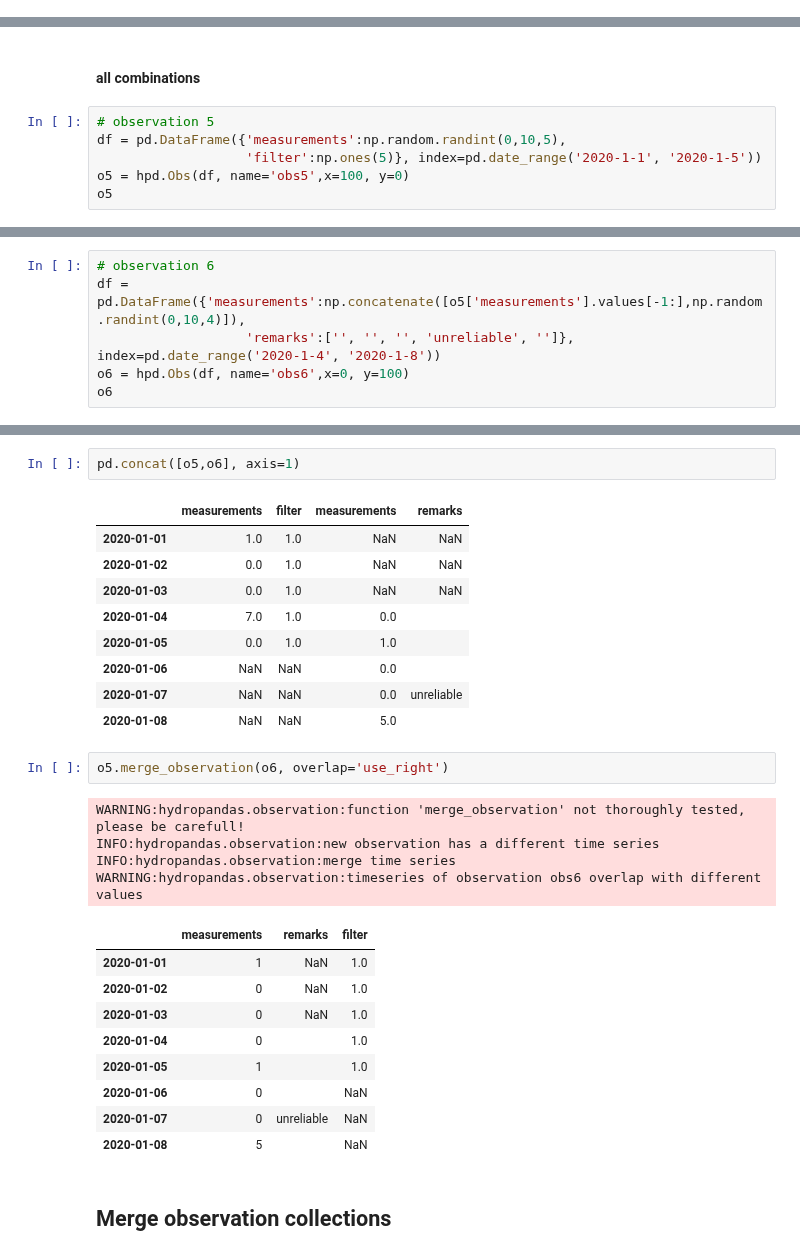
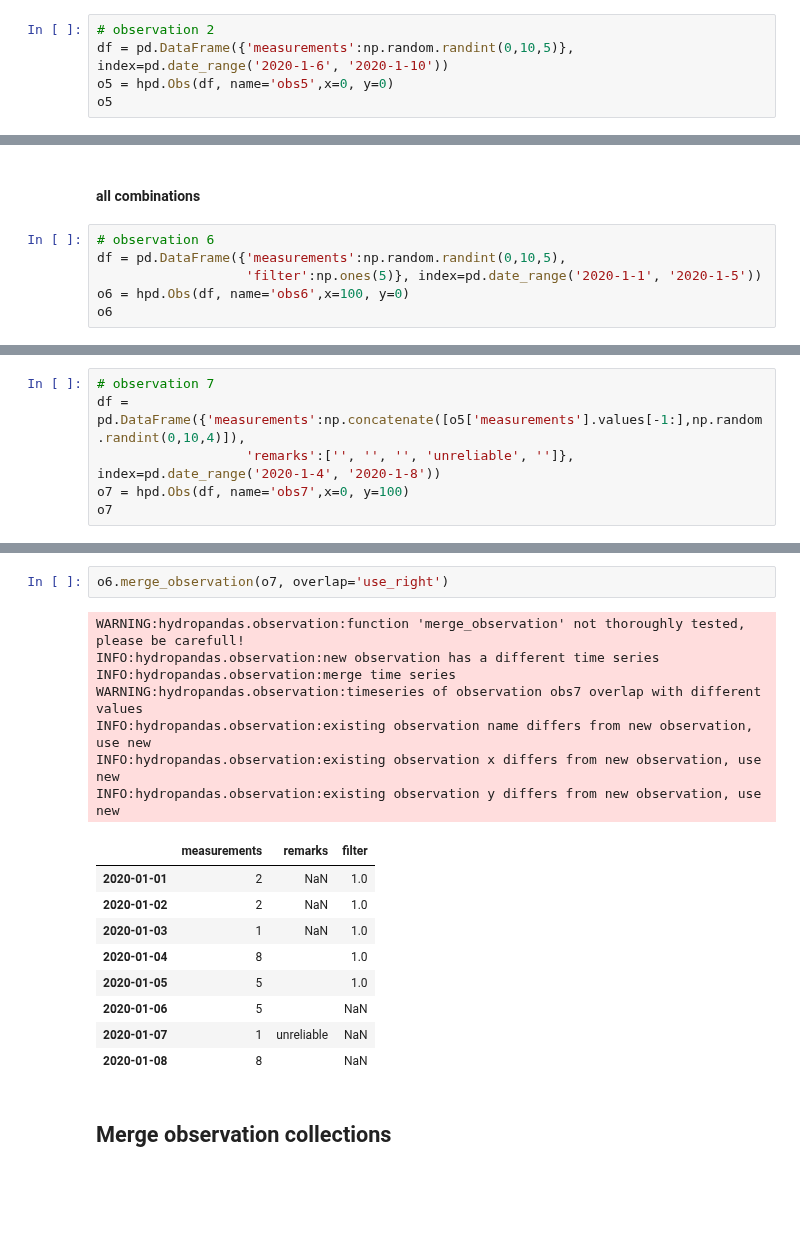
Before and after one commit to ArtesiaWater/hydropandas, a Jupyter notebook: examples/04_merging_observations.ipynb, the cells around one changed output, grey strips where cells are left out. Drawn from its saved outputs; the diff is of its cells as text; blank space fills up the shorter version.

```diff
--- a/examples/04_merging_observations.ipynb
+++ b/examples/04_merging_observations.ipynb
@@ -168,0 +158,5 @@ ValueError: existing observation name differs from new observation
+# %%
+# observation 2
+df = pd.DataFrame({'measurements':np.random.randint(0,10,5)}, index=pd.date_range('2020-1-6', '2020-1-10'))
+o5 = hpd.Obs(df, name='obs5',x=0, y=0)
+o5
@@ -187,10 +216,10 @@ oobservation name when overlap = "use_right": obs2
 # %% [markdown]
 #### all combinations
 # %%
-# observation 5
+# observation 6
 df = pd.DataFrame({'measurements':np.random.randint(0,10,5),
                    'filter':np.ones(5)}, index=pd.date_range('2020-1-1', '2020-1-5'))
-o5 = hpd.Obs(df, name='obs5',x=100, y=0)
-o5
+o6 = hpd.Obs(df, name='obs6',x=100, y=0)
+o6
 # %% [output]
 |  | measurements | filter |
@@ -202,8 +231,8 @@ o5
 # %%
-# observation 6
+# observation 7
 df = pd.DataFrame({'measurements':np.concatenate([o5['measurements'].values[-1:],np.random.randint(0,10,4)]),
                    'remarks':['', '', '', 'unreliable', '']}, index=pd.date_range('2020-1-4', '2020-1-8'))
-o6 = hpd.Obs(df, name='obs6',x=0, y=100)
-o6
+o7 = hpd.Obs(df, name='obs7',x=0, y=100)
+o7
 # %% [output]
 |  | measurements | remarks |
@@ -215,31 +244,22 @@ o6
-# %%
-pd.concat([o5,o6], axis=1)
-# %% [output]
-|  | measurements | filter | measurements | remarks |
-| 2020-01-01 | 1.0 | 1.0 | NaN | NaN |
-| 2020-01-02 | 0.0 | 1.0 | NaN | NaN |
-| 2020-01-03 | 0.0 | 1.0 | NaN | NaN |
-| 2020-01-04 | 7.0 | 1.0 | 0.0 |  |
-| 2020-01-05 | 0.0 | 1.0 | 1.0 |  |
-| 2020-01-06 | NaN | NaN | 0.0 |  |
-| 2020-01-07 | NaN | NaN | 0.0 | unreliable |
-| 2020-01-08 | NaN | NaN | 5.0 |  |
 # %%
-o5.merge_observation(o6, overlap='use_right')
+o6.merge_observation(o7, overlap='use_right')
 # %% [output]
 WARNING:hydropandas.observation:function 'merge_observation' not thoroughly tested, please be carefull!
 INFO:hydropandas.observation:new observation has a different time series
 INFO:hydropandas.observation:merge time series
-WARNING:hydropandas.observation:timeseries of observation obs6 overlap with different values
+WARNING:hydropandas.observation:timeseries of observation obs7 overlap with different values
+INFO:hydropandas.observation:existing observation name differs from new observation, use new
+INFO:hydropandas.observation:existing observation x differs from new observation, use new
+INFO:hydropandas.observation:existing observation y differs from new observation, use new
 |  | measurements | remarks | filter |
-| 2020-01-01 | 1 | NaN | 1.0 |
-| 2020-01-02 | 0 | NaN | 1.0 |
-| 2020-01-03 | 0 | NaN | 1.0 |
-| 2020-01-04 | 0 |  | 1.0 |
-| 2020-01-05 | 1 |  | 1.0 |
-| 2020-01-06 | 0 |  | NaN |
-| 2020-01-07 | 0 | unreliable | NaN |
-| 2020-01-08 | 5 |  | NaN |
+| 2020-01-01 | 2 | NaN | 1.0 |
+| 2020-01-02 | 2 | NaN | 1.0 |
+| 2020-01-03 | 1 | NaN | 1.0 |
+| 2020-01-04 | 8 |  | 1.0 |
+| 2020-01-05 | 5 |  | 1.0 |
+| 2020-01-06 | 5 |  | NaN |
+| 2020-01-07 | 1 | unreliable | NaN |
+| 2020-01-08 | 8 |  | NaN |
 # %% [markdown]
 ## Merge observation collections<a id=mergeoc></a>
 # %%
```
Also changed, not shown: parts of 29 cells of this notebook, 2 other files.
